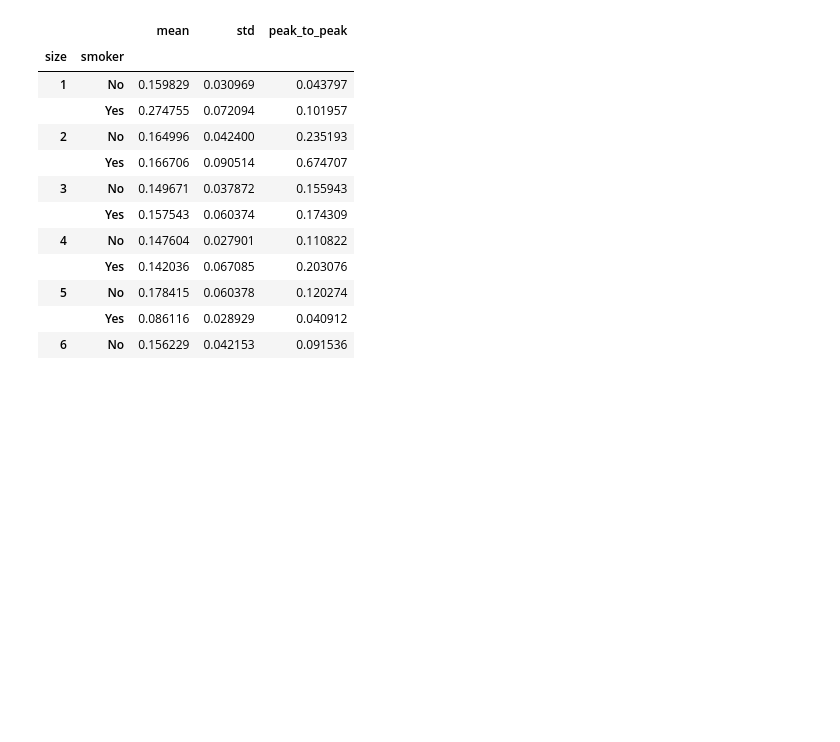
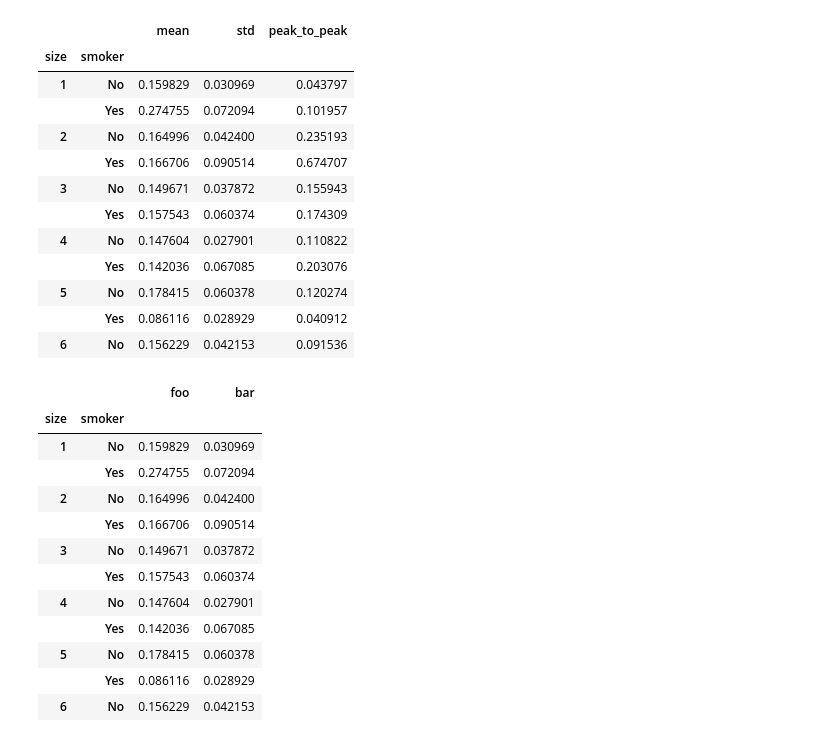
Before and after one commit to mengqi0315/python_for_data_analyst, a Jupyter notebook: My_python_for_data_analyst/char_10_2数据聚合和分组运算.ipynb, the cells around one changed output. Drawn from its saved outputs; the diff is of its cells as text; code cells hidden in the pictures; blank space fills up the shorter version.

```diff
--- a/My_python_for_data_analyst/char_10_2数据聚合和分组运算.ipynb
+++ b/My_python_for_data_analyst/char_10_2数据聚合和分组运算.ipynb
@@ -105,4 +105,18 @@ grouped_pct.agg(['mean','std',peak_to_peak])
 # %%
 # 如果传入的函数变为一个由(name,function)元组组成的列表，则各元组的第一个元素就会被用作DataFrame的列名：
 # 可以将这种二元元组列表看做一个有序映射
-grouped_pct.agg([()])
+grouped_pct.agg([('foo','mean'),('bar',np.std)])
+# %% [output]
+|  |  | foo | bar |
+| size | smoker |  |  |
+| 1 | No | 0.159829 | 0.030969 |
+|  | Yes | 0.274755 | 0.072094 |
+| 2 | No | 0.164996 | 0.042400 |
+|  | Yes | 0.166706 | 0.090514 |
+| 3 | No | 0.149671 | 0.037872 |
+|  | Yes | 0.157543 | 0.060374 |
+| 4 | No | 0.147604 | 0.027901 |
+|  | Yes | 0.142036 | 0.067085 |
+| 5 | No | 0.178415 | 0.060378 |
+|  | Yes | 0.086116 | 0.028929 |
+| 6 | No | 0.156229 | 0.042153 |
```
Also changed, not shown: parts of 7 cells of this notebook.
